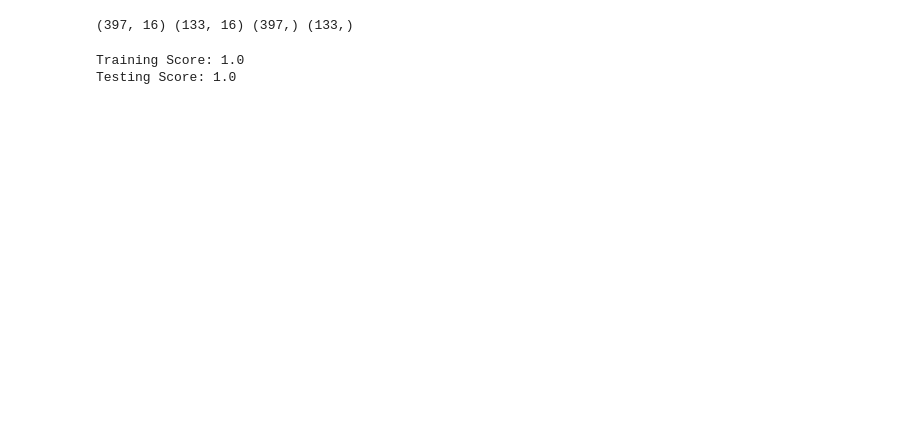
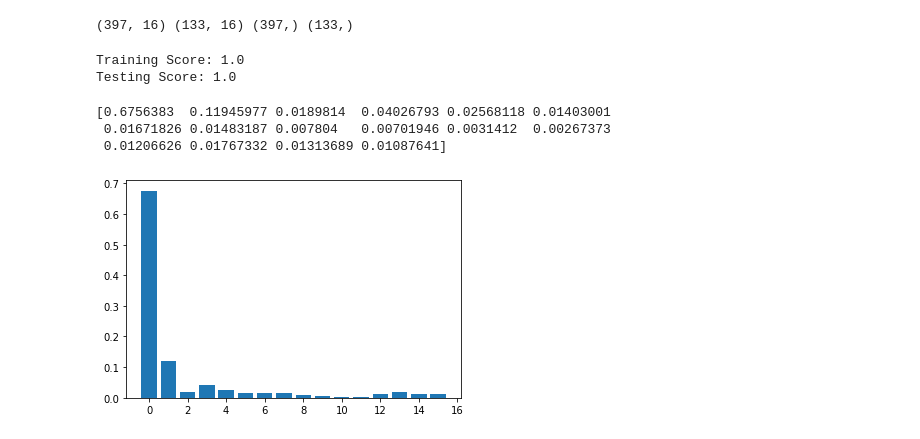
Before and after one commit to renee-h710/Project_4, a Jupyter notebook: Machine Learning/ML_classification.ipynb, the cells around one changed output. Cells and saved outputs as stored; diff of their text form; code cells hidden in the pictures; blank space fills up the shorter version.

Commit message:
updated ML_classification code to include bar chart

```diff
--- a/Machine Learning/ML_classification.ipynb
+++ b/Machine Learning/ML_classification.ipynb
@@ -165,3 +158,13 @@ print(f"Testing Score: {testing_score}")
 # %% [output]
 Training Score: 1.0
 Testing Score: 1.0
+# %%
+features = RFCmodel.feature_importances_
+print(features)
+plt.bar(x = range(len(features)), height=features)
+plt.show()
+# %% [output]
+[0.6756383  0.11945977 0.0189814  0.04026793 0.02568118 0.01403001
+ 0.01671826 0.01483187 0.007804   0.00701946 0.0031412  0.00267373
+ 0.01206626 0.01767332 0.01313689 0.01087641]
+[figure, added]
```
Also changed, not shown: parts of 2 cells of this notebook.
